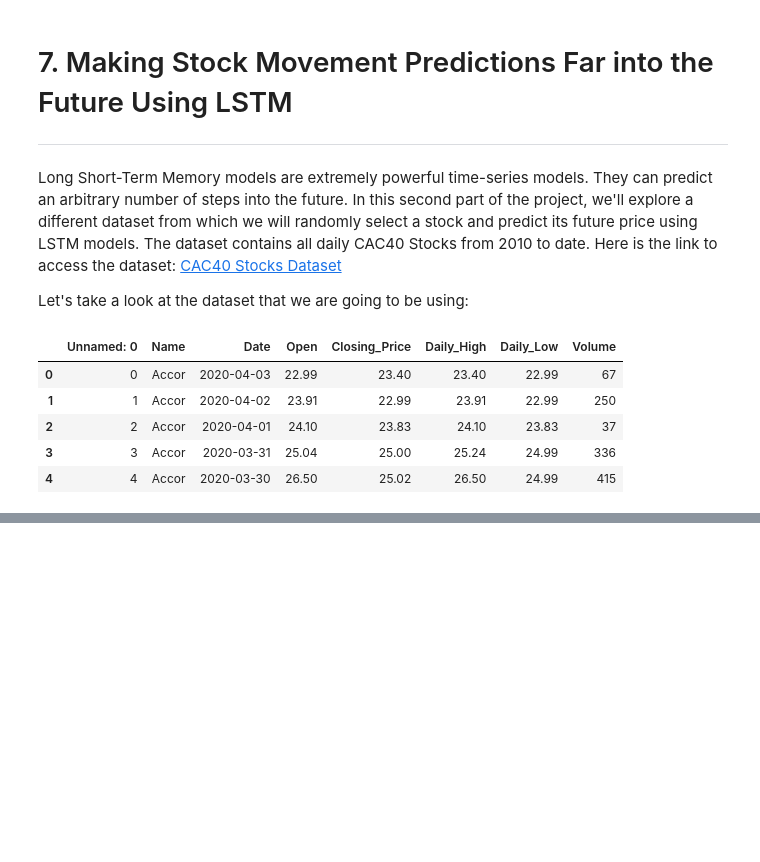
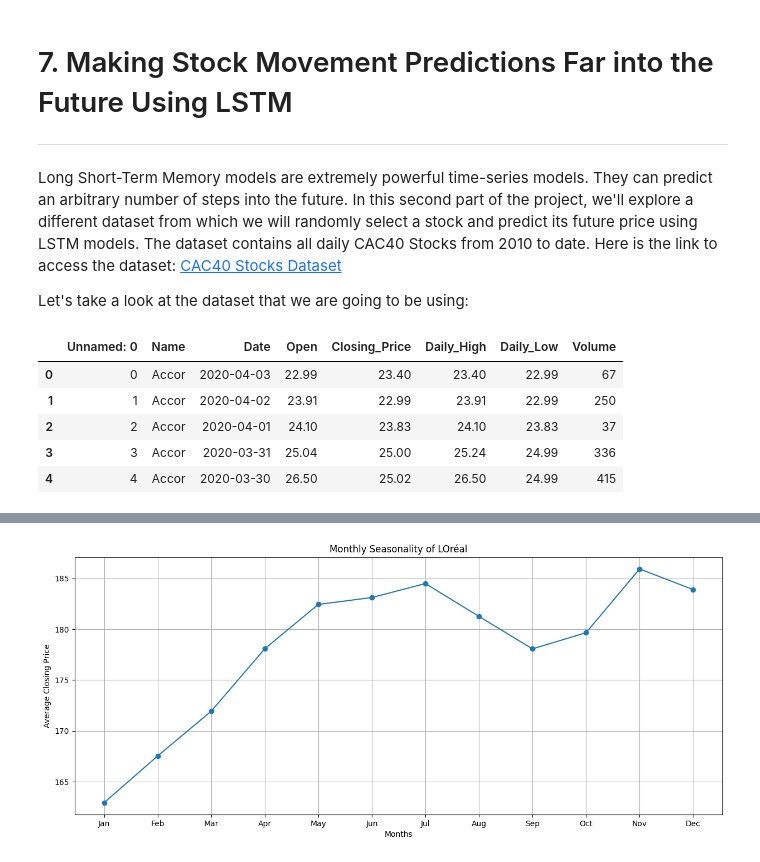
Before and after one commit to Ignacio-Antequera/Stock-Market-Predictions-with-LSTM-Neural-Networks, a Jupyter notebook: Stock Market - LSTM Neural Networks.ipynb, the cells around one changed output, grey strips where cells are left out. Cells and saved outputs as stored; diff of their text form; code cells hidden in the pictures; blank space fills up the shorter version.

```diff
--- a/Stock Market - LSTM Neural Networks.ipynb
+++ b/Stock Market - LSTM Neural Networks.ipynb
@@ -411,0 +499,16 @@ df_2.head()
+# %%
+# Monthly Seasonality of Closing Prices
+specific_df['Month'] = specific_df['Date'].dt.month
+
+monthly_average = specific_df.groupby('Month')['Closing_Price'].mean()
+
+plt.figure(figsize=(15, 6))
+plt.plot(monthly_average.index, monthly_average.values, marker='o')
+plt.title(f'Monthly Seasonality of {company_name}')
+plt.xlabel('Months')
+plt.ylabel('Average Closing Price')
+plt.xticks(range(1, 13), ['Jan', 'Feb', 'Mar', 'Apr', 'May', 'Jun', 'Jul', 'Aug', 'Sep', 'Oct', 'Nov', 'Dec'])
+plt.grid(True)
+plt.show()
+# %% [output]
+[figure, added]
```
Also changed, not shown: parts of 10 cells of this notebook.
